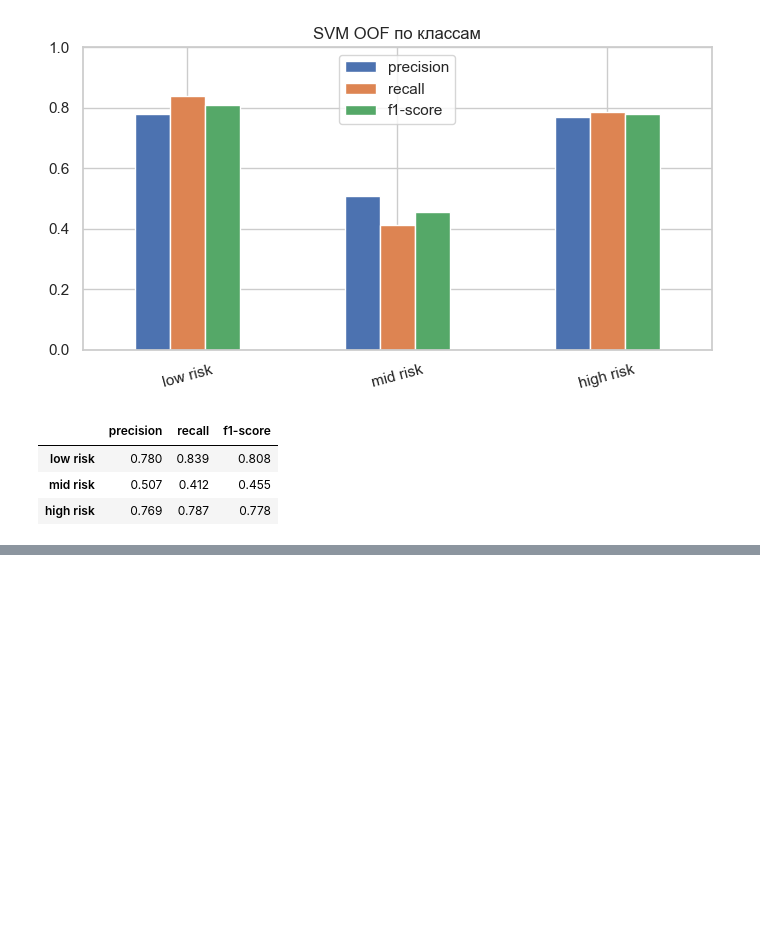
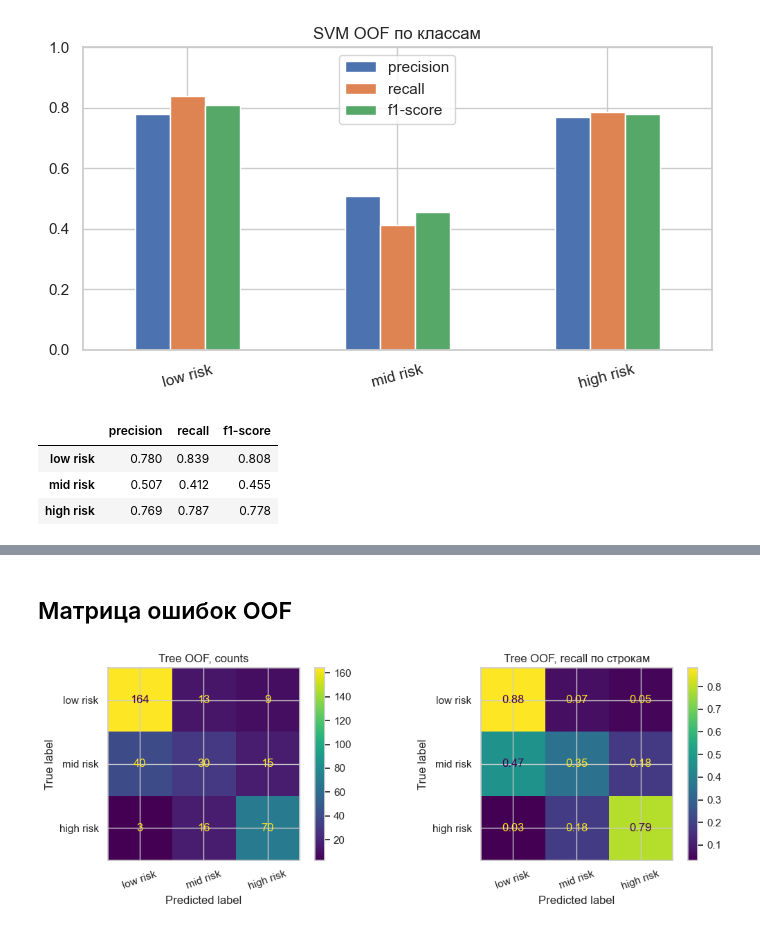
Before and after one commit to NexPG/risk-of-pregnancy, a Jupyter notebook: code/trainer.ipynb, the cells around one changed output, grey strips where cells are left out. Saved outputs shown, nothing was run; the diff lists cells and outputs as text; code cells hidden in the pictures; blank space fills up the shorter version.

Commit message:
Add Decision Tree model

```diff
--- a/code/trainer.ipynb
+++ b/code/trainer.ipynb
@@ -295,0 +360,11 @@ display(per.round(3))
+# %%
+tree_oof = cross_val_predict(tree_search.best_estimator_, X_train, y_train, cv=cv, n_jobs=-1)
+
+print("best:", tree_search.best_params_)
+print(f"CV f1_macro: {tree_search.best_score_:.3f} ± {tree_search.cv_results_['std_test_score'][tree_search.best_index_]:.3f}")
+print(f"OOF accuracy : {accuracy_score(y_train, tree_oof):.3f}")
+print(f"OOF f1_macro : {f1_score(y_train, tree_oof, average='macro'):.3f}")
+print("OOF recall    :", dict(zip(LABELS, recall_score(y_train, tree_oof, labels=LABELS, average=None).round(3))))
+print("OOF precision :", dict(zip(LABELS, precision_score(y_train, tree_oof, labels=LABELS, average=None).round(3))))
+print()
+print(classification_report(y_train, tree_oof, labels=LABELS, digits=3))
@@ -295,0 +388,17 @@ display(per.round(3))
+# %% [markdown]
+## Матрица ошибок OOF
+# %%
+fig, axes = plt.subplots(1, 2, figsize=(11, 4))
+ConfusionMatrixDisplay.from_predictions(
+    y_train, tree_oof, labels=LABELS, ax=axes[0], xticks_rotation=20
+)
+axes[0].set_title("Tree OOF, counts")
+ConfusionMatrixDisplay.from_predictions(
+    y_train, tree_oof, labels=LABELS, normalize="true",
+    values_format=".2f", ax=axes[1], xticks_rotation=20
+)
+axes[1].set_title("Tree OOF, recall по строкам")
+plt.tight_layout()
+plt.show()
+# %% [output]
+[figure, added]
```
Also changed, not shown: parts of 9 cells of this notebook.
